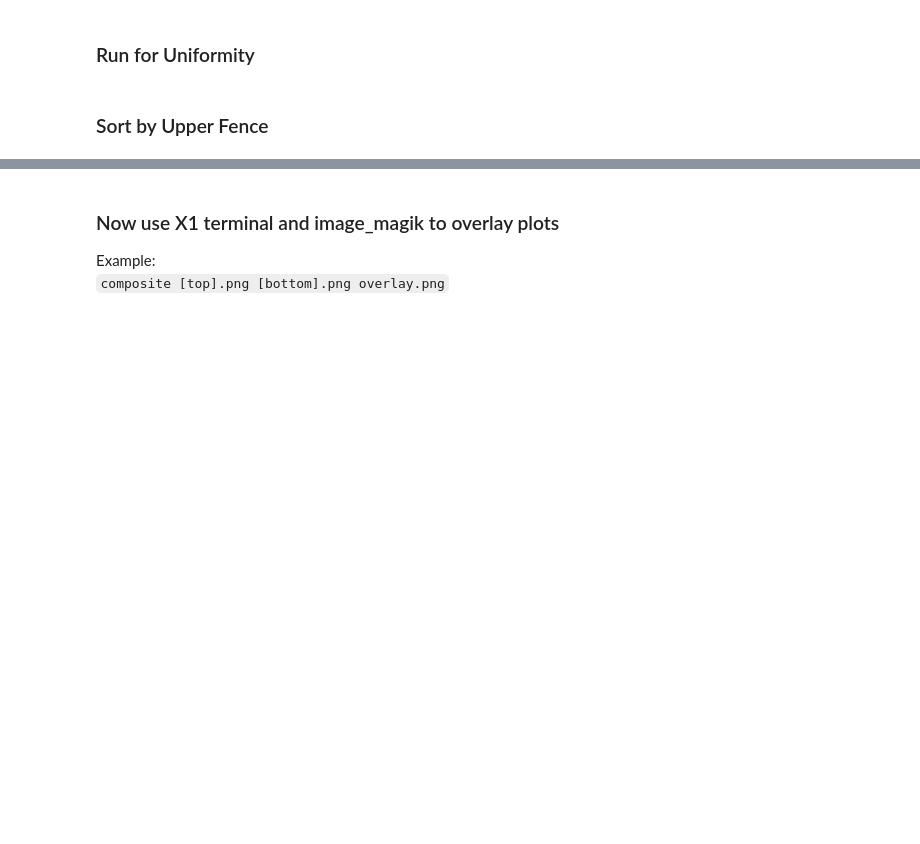
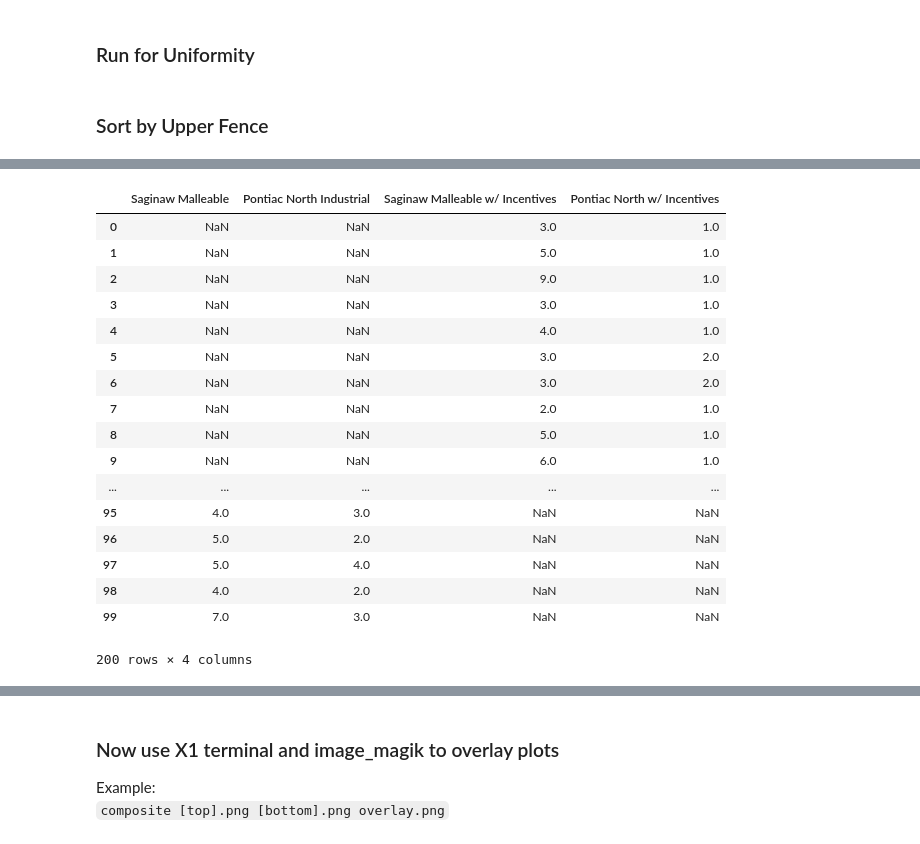
Before and after one commit to smaroukis/site-analysis, a Jupyter notebook: Sensitivity-Analysis-Part-2.ipynb, the cells around one changed output, grey strips where cells are left out. Cells and saved outputs as stored; diff of their text form; code cells hidden in the pictures; blank space fills up the shorter version.

```diff
--- a/Sensitivity-Analysis-Part-2.ipynb
+++ b/Sensitivity-Analysis-Part-2.ipynb
@@ -181,0 +201,23 @@ The default value for 'return_type' will change to 'axes' in a future release.
+# %%
+order = ['Saginaw Malleable','Pontiac North Industrial', 'Saginaw Malleable w/ Incentives', 'Pontiac North w/ Incentives']
+mi_comp = pd.concat([mi_inc, mi_old])
+mi_comp = mi_comp[order]; mi_comp
+# %% [output]
+|  | Saginaw Malleable | Pontiac North Industrial | Saginaw Malleable w/ Incentives | Pontiac North w/ Incentives |
+| 0 | NaN | NaN | 3.0 | 1.0 |
+| 1 | NaN | NaN | 5.0 | 1.0 |
+| 2 | NaN | NaN | 9.0 | 1.0 |
+| 3 | NaN | NaN | 3.0 | 1.0 |
+| 4 | NaN | NaN | 4.0 | 1.0 |
+| 5 | NaN | NaN | 3.0 | 2.0 |
+| 6 | NaN | NaN | 3.0 | 2.0 |
+| 7 | NaN | NaN | 2.0 | 1.0 |
+| 8 | NaN | NaN | 5.0 | 1.0 |
+| 9 | NaN | NaN | 6.0 | 1.0 |
+| ... | ... | ... | ... | ... |
+| 95 | 4.0 | 3.0 | NaN | NaN |
+| 96 | 5.0 | 2.0 | NaN | NaN |
+| 97 | 5.0 | 4.0 | NaN | NaN |
+| 98 | 4.0 | 2.0 | NaN | NaN |
+| 99 | 7.0 | 3.0 | NaN | NaN |
+200 rows × 4 columns
```
Also changed, not shown: parts of 14 cells of this notebook, 11 other files.
